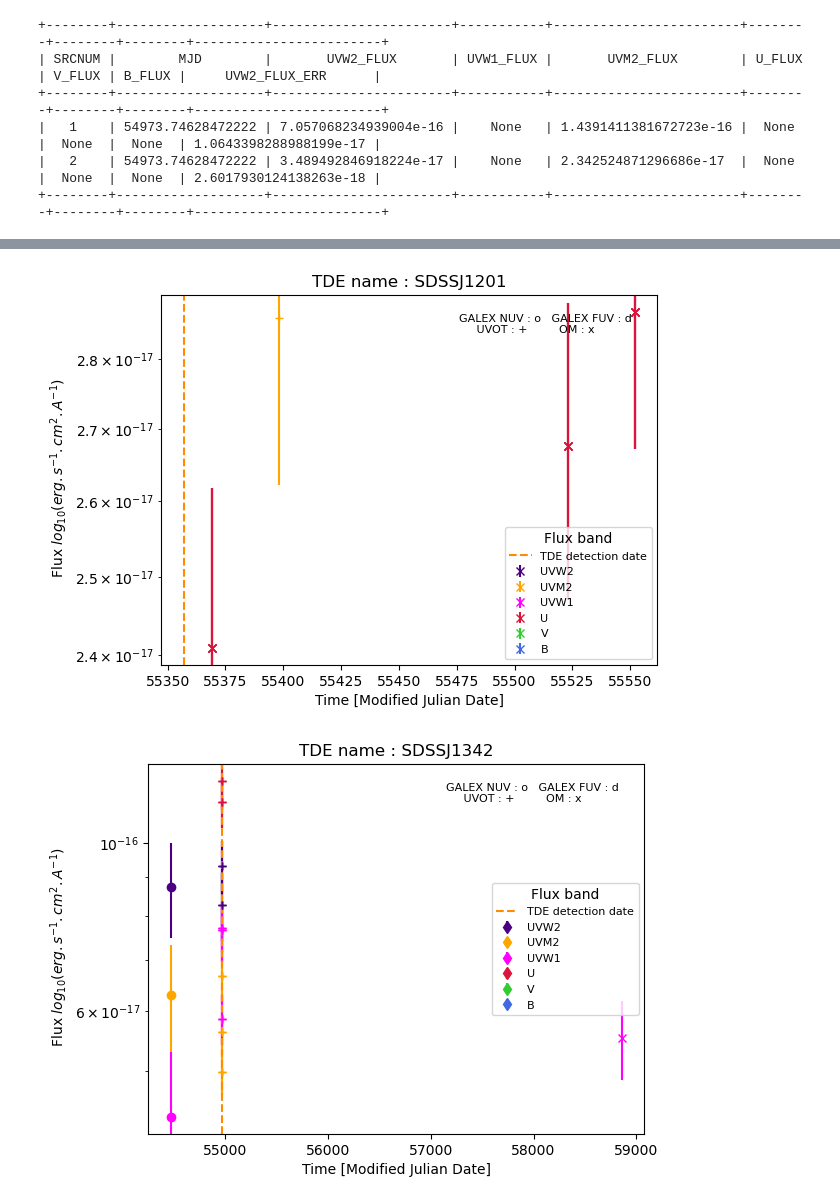
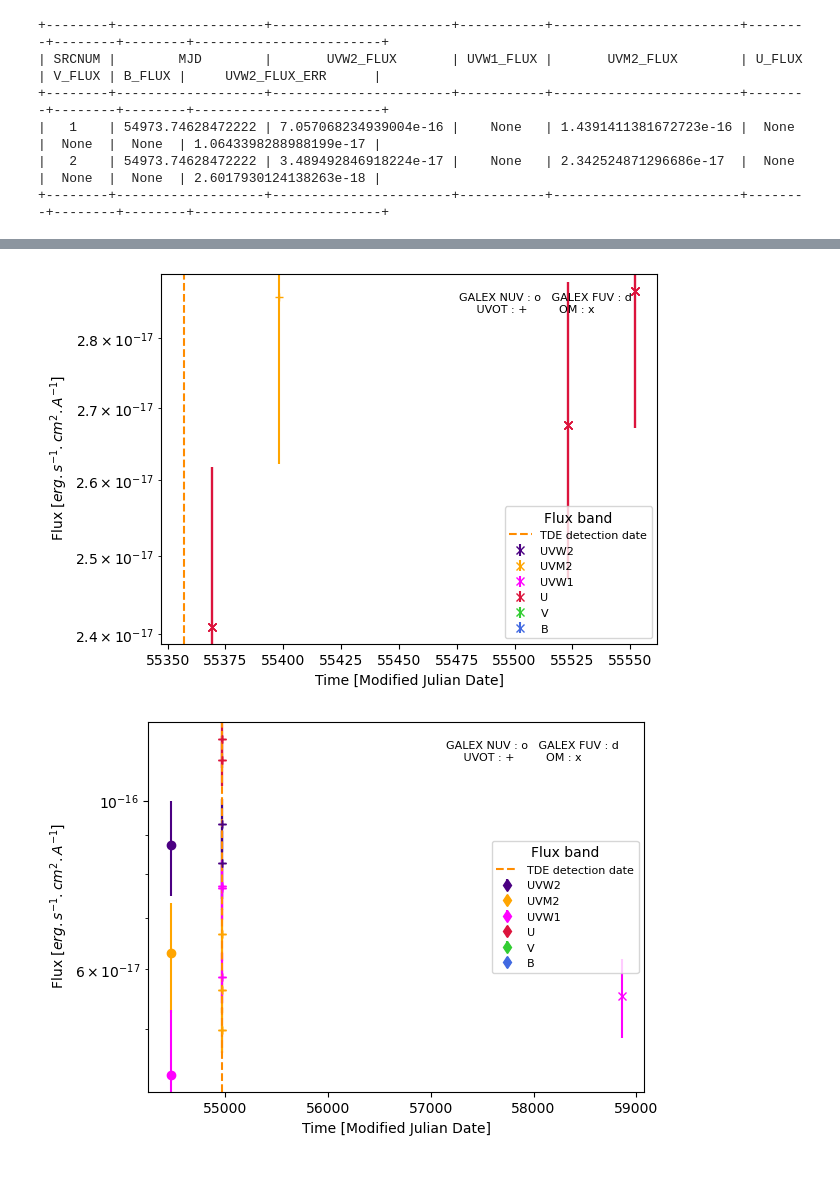
Before and after one commit to JulienValteau/TFM_TDE_Detection, a Jupyter notebook: TDE_filtering_and_analisis/TDE_test.ipynb, the cells around one changed output, grey strips where cells are left out. Cells and saved outputs as stored; diff of their text form; code cells hidden in the pictures; blank space fills up the shorter version.

```diff
--- a/TDE_filtering_and_analisis/TDE_test.ipynb
+++ b/TDE_filtering_and_analisis/TDE_test.ipynb
@@ -40,5 +40,6 @@ tuple(list(df_tde.loc[df_tde['SRCNUM_1']!= 0,'SRCNUM_1']))
 # %%
 roots_tfm_extern = '/media/julien/TOSHIBA EXT/Copie_non_miroir/Master/TFM/Data'
+roots_tfm_extern = '/media/julien/D271-4219/'
 import sqlite3
 con = sqlite3.connect(roots_tfm_extern + '/UVCatalogue_complete.db')
 cursor = con.cursor()
@@ -251,13 +238,27 @@ df_entries[df_entries['RA'] == 182.199409]
 # %%
 df_tde = pd.read_csv(roots_tfm +'/TDE/TDE_match_UVOT_OM')
-df_entries = pd.read_csv(roots_tfm +'/Entries_galaxies_more_than_2.csv')
+df_entries = pd.read_csv(roots_tfm +'/Entries_galaxies.csv')
+
+# Extract of the TDE dataframe entries only related to UVOT
 df_tde_uvot = df_tde[df_tde['SRCNUM_1'] !=0]
+
+# Extract of the TDE dataframe entries only related to OM
 df_tde_om = df_tde[df_tde['SRCNUM_2'] !=0]
+
+# Merge of the UVOT entries with the complete dataframe
 df_merge_uvot = df_tde_uvot[['col1_1', 'SRCNUM_2', 'col1_2', 'MJD']].merge(df_entries,left_on='col1_1',right_on='SRCNUM_UVOT')
 df_merge_uvot=df_merge_uvot.rename(columns={'col1_1': 'SRCNUM_1'})
+
+# Merge of the OM entries with the complete dataframe
 df_merge_om = df_tde_om[['SRCNUM_1', 'SRCNUM_2', 'col1_2', 'MJD']].merge(df_entries,left_on='SRCNUM_2',right_on='SRCNUM_OM')
+
+# Concatenation of both dataframe sorting the values by source number
 df_merge=pd.concat([df_merge_uvot, df_merge_om]).sort_values('SRCNUM_CUV').reset_index(drop=True)
+
+# Extract of the dataframe source entries with at least 3 points
 df_merge=df_merge[df_merge['COUNT']>2]
+
+# Drop of the useless columns
 df_merge.drop({'SRCNUM_1', 'SRCNUM_2'},axis=1)
 # %% [output]
 |  | col1_2 | MJD_x | SRCNUM_CUV | SRCNUM_OM | SRCNUM_UVOT | RA | DEC | POSERR | COUNT | W1mag | ... |
@@ -281,38 +282,57 @@ df_merge.drop({'SRCNUM_1', 'SRCNUM_2'},axis=1)
 # %%
+# Plot of the light curves for the merge dataframe
 import matplotlib.pyplot as plt
 import matplotlib.colors as mcolors
 
 fmt_dict = {'GALEX_NUV' : 'o','GALEX_FUV' : 'd', 'UVOT': '+', 'OM': 'x'}
 color_dict = {'UVW2': 'indigo','UVW1': 'fuchsia','UVM2':'orange','U':'crimson','V':'limegreen','B':'royalblue'}
+
+# Loop over each unique source in the dataframe
 for tde in df_merge['SRCNUM_CUV'].unique():
     fig, ax =plt.subplots()
     ax.set_yscale('log')
+
+    # Selection of the index related to the sources
     ind_select = (df_merge['SRCNUM_CUV'] == tde)
+
+    # Loop over all band
     for flux in ['UVW2','UVM2','UVW1','U','V','B']:
         flux_key = flux + "_FLUX"
         flux_err_key = flux_key + "_ERR"
+
+        # Loop over all catalogues
         for cat in df_merge.loc[ind_select,'CAT']:
+
+            # Get the index from the source and from the selected catalogue
             ind = ((df_merge['SRCNUM_CUV'] == tde) & (df_merge['CAT'] == cat))
+
+            # Plot as error bar
             ax.errorbar(df_merge.loc[ind,'MJD_y'],df_merge.loc[ind,flux_key],
                         yerr=df_merge.loc[ind,flux_err_key], \
                         fmt=fmt_dict[df_merge.loc[df_merge.loc[ind,'CAT'].index[0],'CAT']], color=color_dict[flux], \
                         ecolor=color_dict[flux])
+
+        # Re-plot of the last point in order to add the label only one for the legend
         ax.errorbar(df_merge.loc[ind,'MJD_y'],df_merge.loc[ind,flux_key],
             yerr=df_merge.loc[ind,flux_err_key], \
             fmt=fmt_dict[df_merge.loc[df_merge.loc[ind,'CAT'].index[0],'CAT']], color=color_dict[flux], \
             ecolor=color_dict[flux],label=flux)
+
+    # Add a vertical line for the TDE detection date
     ax.axvline(x=df_merge.loc[df_merge.loc[ind,'MJD_x'].index[0],'MJD_x'],color='darkorange',label='TDE detection date',linestyle='dashed')
+
+    # Add label, legend, text, show the figure, save it and close it.
     ax.set_xlabel('Time [Modified Julian Date]')
-    ax.set_ylabel(' Flux ' +"$log_{10}(erg.s^{-1}.cm^{2}.A^{-1})$")
+    ax.set_ylabel(' Flux ' +"$[erg.s^{-1}.cm^{2}.A^{-1}]$")
     ax.legend(loc='best',prop={'size': 8},title= "Flux band")
     ax.text(0.6, 0.95, 'GALEX NUV : ' + fmt_dict['GALEX_NUV'] + '   GALEX FUV : ' + fmt_dict['GALEX_FUV'] \
             + '\n     UVOT : ' + fmt_dict['UVOT'] + '         OM : ' + fmt_dict['OM'],\
     transform=ax.transAxes, fontsize=8, verticalalignment='top')
-    plt.title("TDE name : " + df_merge.loc[df_merge.loc[ind,'col1_2'].index[0],'col1_2'])
+    #plt.title("TDE name : " + df_merge.loc[df_merge.loc[ind,'col1_2'].index[0],'col1_2'])
     plt.show()
     fig.savefig(roots_tfm + '/TDE/Known TDE/'+ df_merge.loc[df_merge.loc[ind,'col1_2'].index[0],'col1_2']+'_light_curve2.png',\
                 dpi=1200,bbox_inches="tight")
     plt.close()
 # %% [output]
-[figure, old version]
+[figure, new version]
-[figure, old version]
+[figure, new version]
```
Also changed, not shown: parts of 51 cells of this notebook.
